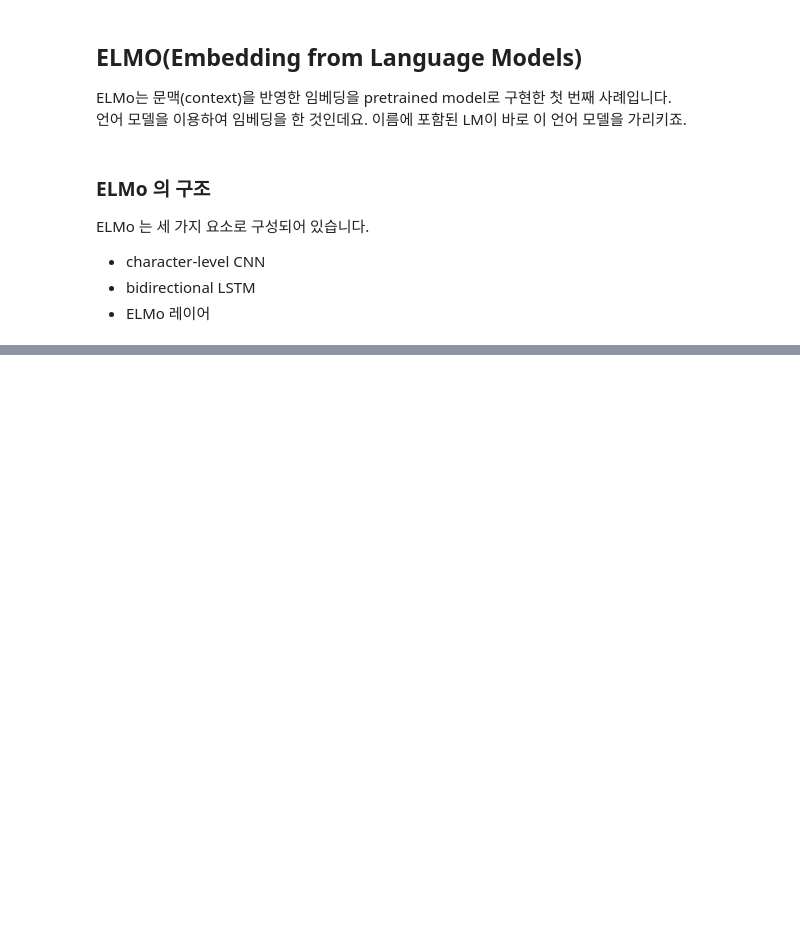
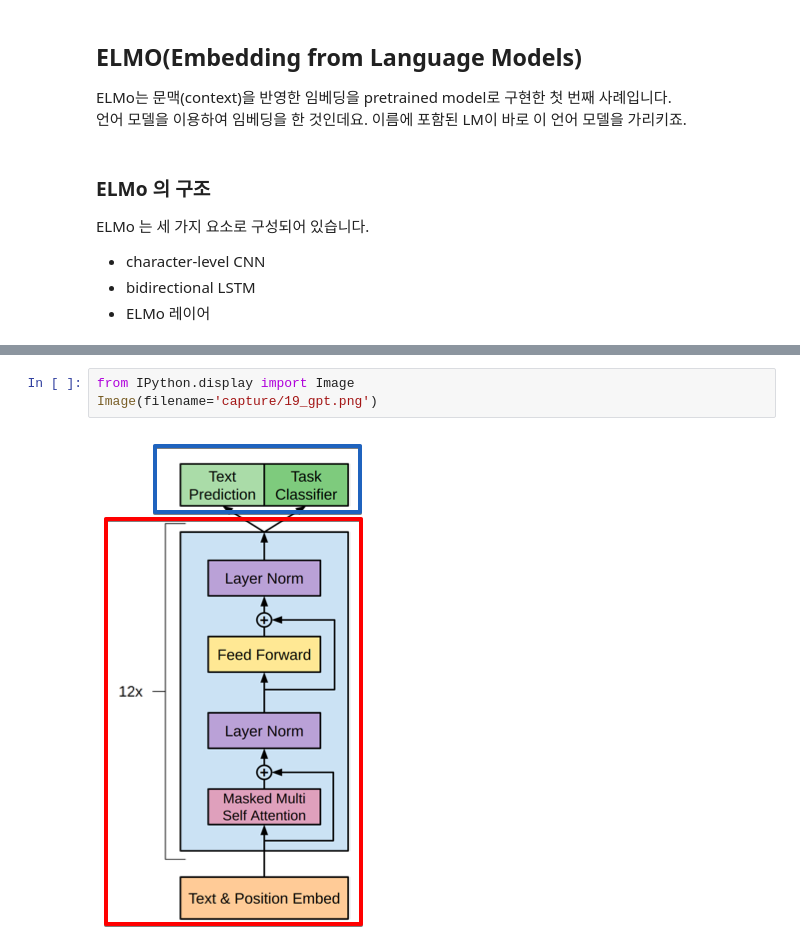
Before and after one commit to ziippy/modoo-nlp, a Jupyter notebook: 19_modern_nlp.ipynb, the cells around one changed output, grey strips where cells are left out. Saved outputs shown, nothing was run; the diff lists cells and outputs as text; blank space fills up the shorter version.

```diff
--- a/19_modern_nlp.ipynb
+++ b/19_modern_nlp.ipynb
@@ -61,0 +75,5 @@ ELMo 는 세 가지 요소로 구성되어 있습니다.
+# %%
+from IPython.display import Image
+Image(filename='capture/19_gpt.png')
+# %% [output]
+[figure, added]
```
Also changed, not shown: parts of 10 cells of this notebook, 1 other file.
